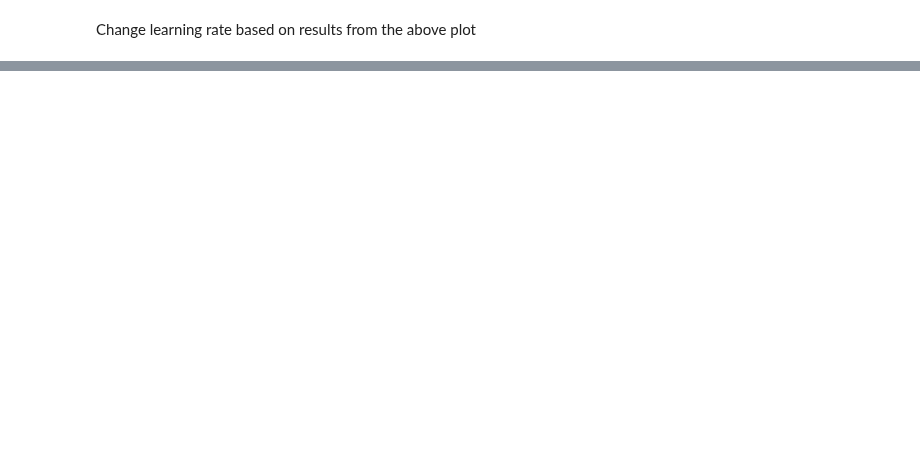
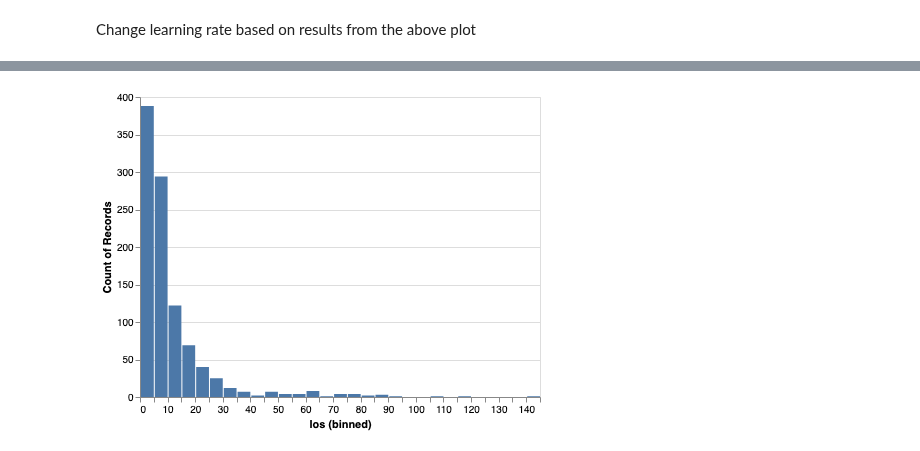
Before and after one commit to magic-lantern/fastai-notes, a Jupyter notebook: mimic_nlp_classifier.ipynb, the cells around one changed output, grey strips where cells are left out. Drawn from its saved outputs; the diff is of its cells as text; code cells hidden in the pictures; blank space fills up the shorter version.

```diff
--- a/mimic_nlp_classifier.ipynb
+++ b/mimic_nlp_classifier.ipynb
@@ -14,9 +14,11 @@ Setup filenames and paths
 base_path = Path.home() / 'mimic'
 
 # files used during processing - all aggregated here
+admissions_file = base_path/'ADMISSIONS.csv'
+notes_file = base_path/'NOTEEVENTS.csv'
+
 class_file = 'mimic_cl.pickle'
-
-notes_file = base_path/'noteevents.pickle'
+notes_pickle_file = base_path/'noteevents.pickle'
 data_lm_file = 'mimic_lm.pickle' # actual file is at base_path/lm_file but due to fastai function, have to pass file name separately
 init_model_file = base_path/'mimic_fit_head'
 cycles_file = base_path/'cl_num_iterations.pickle'
@@ -111,0 +135,4 @@ learn.fit_one_cycle(1, 2e-2, moms=(0.8,0.7))
+# %%
+print('Loading ADMISSIONS.csv')
+a_orig = pd.read_csv(admissions_file, low_memory=False, memory_map=True)
+a_orig.shape
@@ -111,0 +142,10 @@ learn.fit_one_cycle(1, 2e-2, moms=(0.8,0.7))
+# %%
+a_df = a_orig[['HADM_ID', 'ADMITTIME', 'DISCHTIME']].copy()
+#pd.to_datetime('2014-04-09T152959.999993-0500', utc=True)
+# passing format just to make sure conversion doesn't mess something up
+a_df['admittime'] = pd.to_datetime(a_df.ADMITTIME, format='%Y-%m-%d %H:%M:%S')
+a_df['dischtime'] = pd.to_datetime(a_df.DISCHTIME, format='%Y-%m-%d %H:%M:%S')
+a_df['los'] = (a_df['dischtime'] - a_df['admittime']).astype('timedelta64[D]')
+# there are 98 admissions where length of stay is negative. change to 0
+a_df.loc[a_df.los < 0, 'los'] = 0
+a_df.head()
@@ -111,0 +159,10 @@ learn.fit_one_cycle(1, 2e-2, moms=(0.8,0.7))
+# %%
+import altair as alt
+
+alt.Chart(a_df.head(1000)).mark_bar().encode(
+    alt.X('los',
+         bin=alt.BinParams(maxbins=50)),
+    y='count()',
+)
+# %% [output]
+[figure, added]
```
Also changed, not shown: parts of 10 cells of this notebook, 1 other file.
